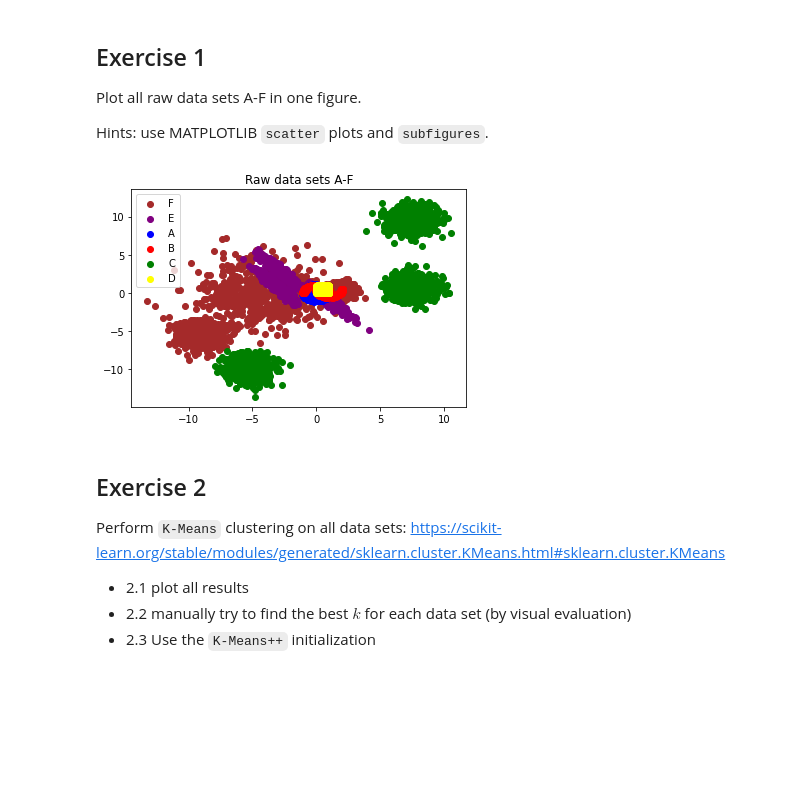
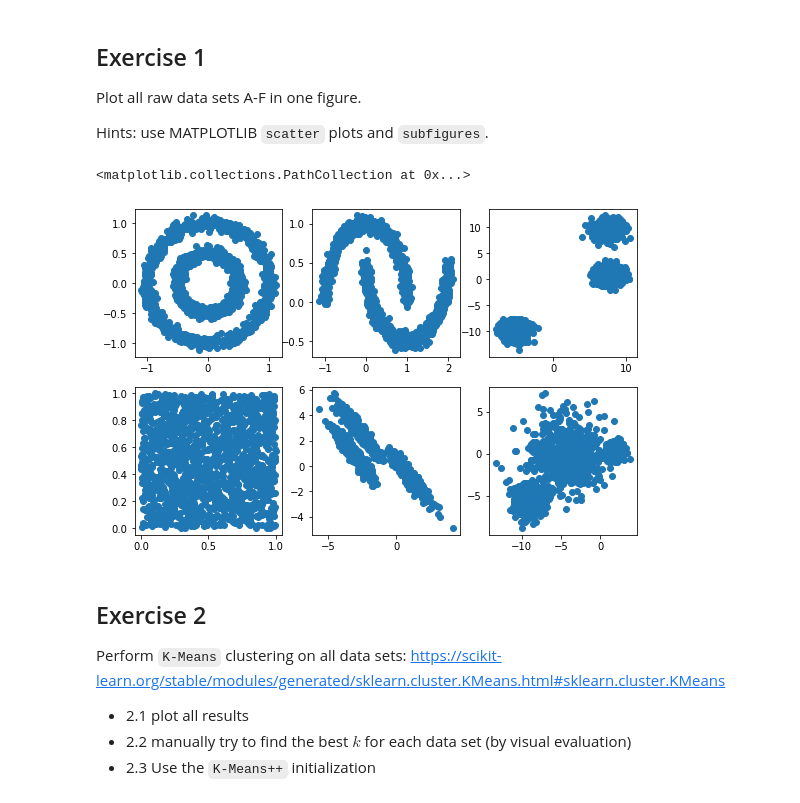
Before and after one commit to giessler10/DataScience21, a Jupyter notebook: Block_4/Assignments/Clustering_I.ipynb, the cells around one changed output. Drawn from its saved outputs; the diff is of its cells as text; code cells hidden in the pictures; blank space fills up the shorter version.

````diff
--- a/Block_4/Assignments/Clustering_I.ipynb
+++ b/Block_4/Assignments/Clustering_I.ipynb
@@ -36,24 +36,18 @@ F = datasets.make_blobs(n_samples=n_samples,
 Plot all raw data sets A-F in one figure.
 
 Hints: use MATPLOTLIB ```scatter``` plots and ```subfigures```.
-# %%
-fig, ax = plt.subplots()
-
-ax.scatter(F[:,0],F[:,1],color="brown", lw=1 , ls='-', marker='o', label="F")
-ax.scatter(E[:,0],E[:,1],color="purple", lw=1 , ls='-', marker='o', label="E")
-ax.scatter(A[:,0],A[:,1],color="blue", lw=1 , ls='-', marker='o', label="A")
-ax.scatter(B[:,0],B[:,1],color="red", lw=1 , ls='-', marker='o', label="B")
-ax.scatter(C[:,0],C[:,1],color="green", lw=1 , ls='-', marker='o', label="C")
-ax.scatter(D[:,0],D[:,1],color="yellow", lw=1 , ls='-', marker='o', label="D")
-
-ax.legend(loc=2);
-#ax.set_xlabel('Month Number')
-#ax.set_ylabel('Sales units in number')
-ax.set_title('Raw data sets A-F');
-#ax.set_ylim([900, 18000])
-#ax.set_xlim([0.5, 12.5])
-# %% [output]
-[figure, removed]
+# %%
+fig, ax = plt.subplots(2,3, figsize=(9,6))
+
+ax[0,0].scatter(A[:,0],A[:,1])
+ax[0,1].scatter(B[:,0],B[:,1])
+ax[0,2].scatter(C[:,0],C[:,1])
+ax[1,0].scatter(D[:,0],D[:,1])
+ax[1,1].scatter(E[:,0],E[:,1])
+ax[1,2].scatter(F[:,0],F[:,1])
+# %% [output]
+<matplotlib.collections.PathCollection at 0x...>
+[figure, added]
 # %% [markdown]
 ## Exercise 2
 Perform ```K-Means``` clustering on all data sets: https://scikit-learn.org/stable/modules/generated/sklearn.cluster.KMeans.html#sklearn.cluster.KMeans
````
Also changed, not shown: parts of 15 cells of this notebook, 3 other files.
